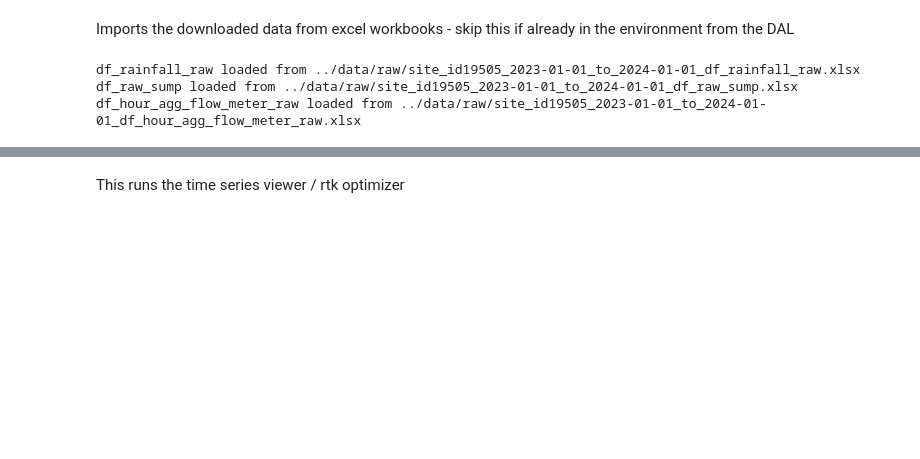
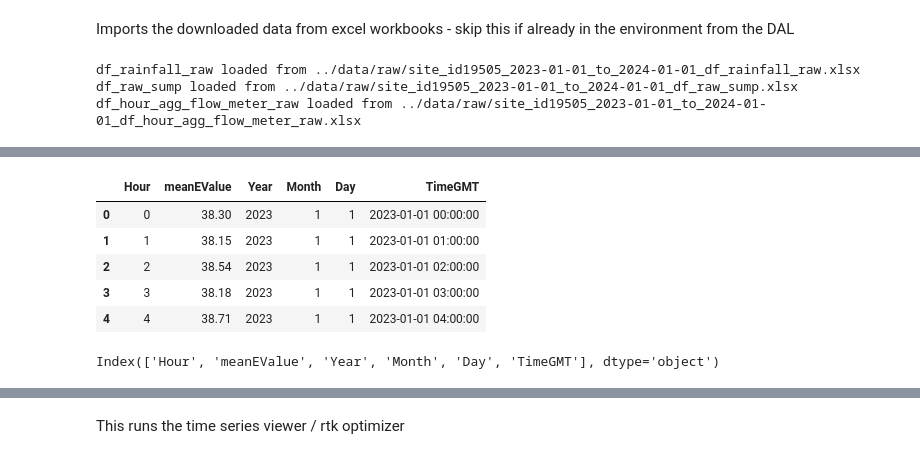
Before and after one commit to McGinty666/WWDS-project, a Jupyter notebook: scripts/main_demo.ipynb, the cells around one changed output, grey strips where cells are left out. Saved outputs shown, nothing was run; the diff lists cells and outputs as text; code cells hidden in the pictures; blank space fills up the shorter version.

```diff
--- a/scripts/main_demo.ipynb
+++ b/scripts/main_demo.ipynb
@@ -131,0 +124,33 @@ df_hour_agg_flow_meter_raw loaded from ../data/raw/site_id19505_2023-01-01_to_20
+# %%
+
+def transform_flow_meter_data(df_hour_agg_flow_meter):
+    # Create the 'TimeGMT' column by combining Year, Month, Day, and Hour columns
+    df_hour_agg_flow_meter['TimeGMT'] = pd.to_datetime(
+        df_hour_agg_flow_meter['Year'].astype(str) + '-' +
+        df_hour_agg_flow_meter['Month'].astype(str) + '-' +
+        df_hour_agg_flow_meter['Day'].astype(str) + ' ' +
+        df_hour_agg_flow_meter['Hour'].astype(str) + ':00:00'
+    )
+
+    # Sort the dataframe by 'TimeGMT'
+    df_hour_agg_flow_meter_filtered = df_hour_agg_flow_meter.sort_values(by="TimeGMT")
+
+    # Drop unnecessary columns
+    df_hour_agg_flow_meter_filtered = df_hour_agg_flow_meter_filtered.drop(columns=['stddev_EValue', 'count', 'DbAddr'])
+
+    return df_hour_agg_flow_meter_filtered
+# %%
+df_hour_agg_flow_meter = transform_flow_meter_data(df_hour_agg_flow_meter_raw)
+
+df_hour_agg_flow_meter.head()
+# %% [output]
+|  | Hour | meanEValue | Year | Month | Day | TimeGMT |
+| 0 | 0 | 38.30 | 2023 | 1 | 1 | 2023-01-01 00:00:00 |
+| 1 | 1 | 38.15 | 2023 | 1 | 1 | 2023-01-01 01:00:00 |
+| 2 | 2 | 38.54 | 2023 | 1 | 1 | 2023-01-01 02:00:00 |
+| 3 | 3 | 38.18 | 2023 | 1 | 1 | 2023-01-01 03:00:00 |
+| 4 | 4 | 38.71 | 2023 | 1 | 1 | 2023-01-01 04:00:00 |
+# %%
+print(df_hour_agg_flow_meter.columns)
+# %% [output]
+Index(['Hour', 'meanEValue', 'Year', 'Month', 'Day', 'TimeGMT'], dtype='object')
```
Also changed, not shown: parts of 12 cells of this notebook, 3 other files.
